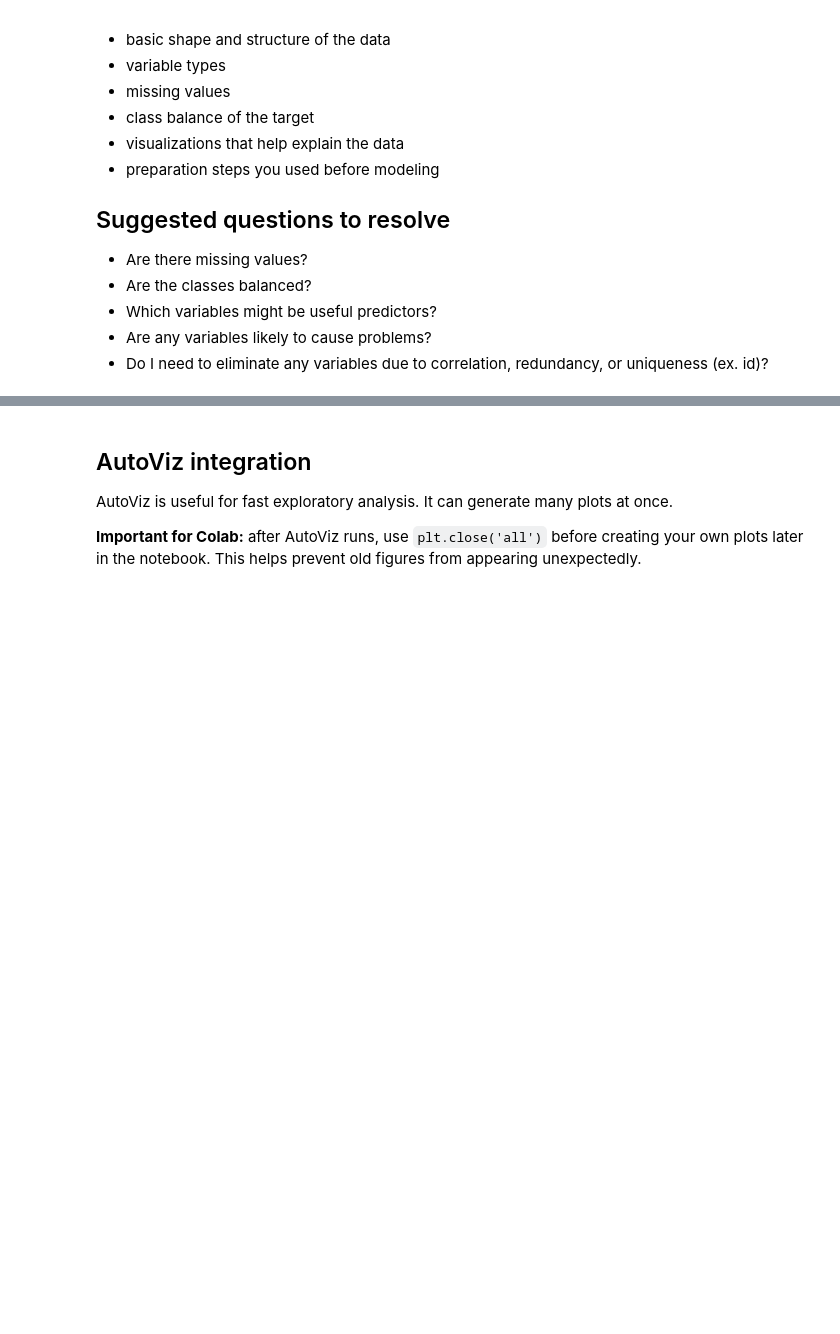
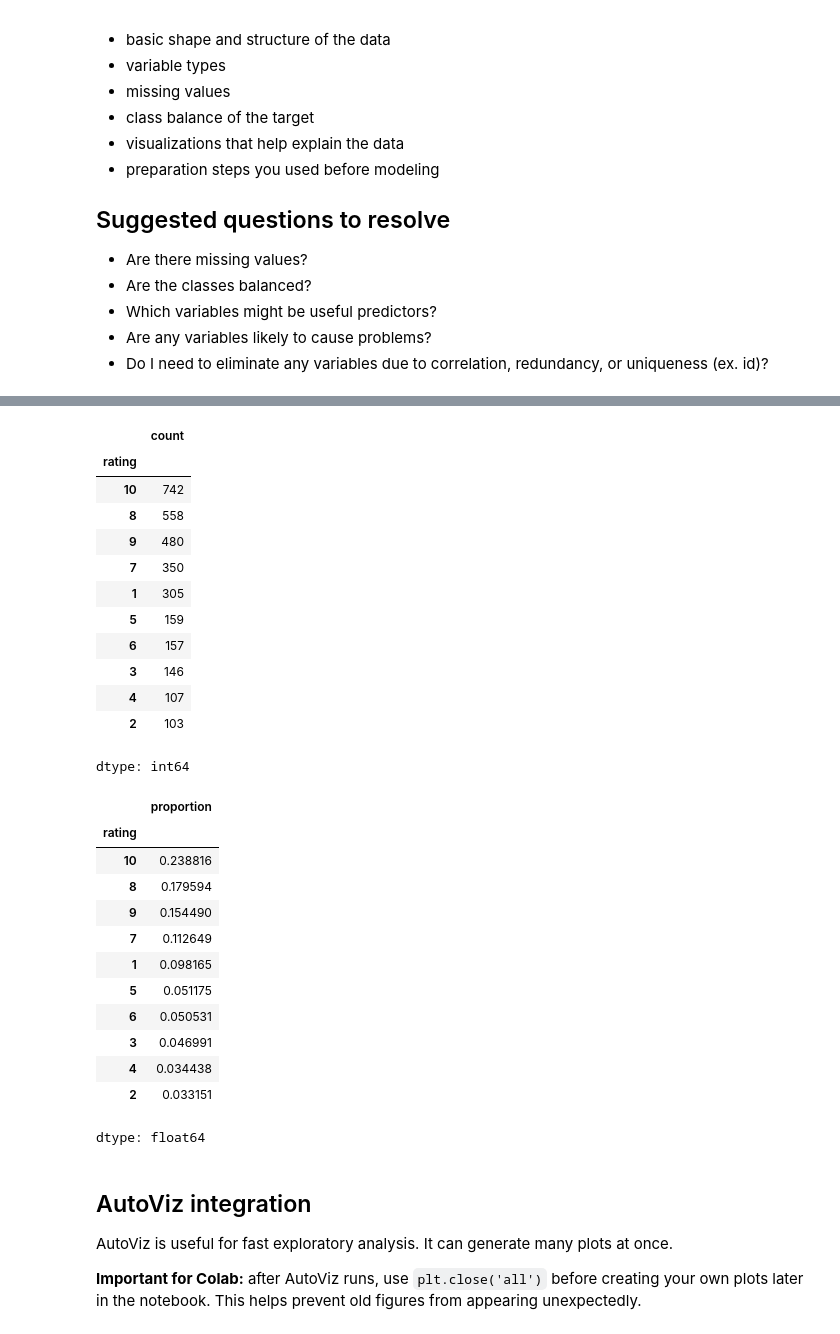
Before and after one commit to xoolmana/AI-ML-PROJECT, a Jupyter notebook: AI_ML_Project.ipynb, the cells around one changed output, grey strips where cells are left out. Cells and saved outputs as stored; diff of their text form; code cells hidden in the pictures; blank space fills up the shorter version.

```diff
--- a/AI_ML_Project.ipynb
+++ b/AI_ML_Project.ipynb
@@ -160,10 +204,37 @@ display(missing_summary)
 # %%
 # TODO: Replace with your actual target column name
-target = "REPLACE_ME"
+target = "rating"
 
 # Class balance
 display(df[target].value_counts(dropna=False))
 display(df[target].value_counts(normalize=True, dropna=False))
+# %% [output]
+|  | count |
+| rating |  |
+| 10 | 742 |
+| 8 | 558 |
+| 9 | 480 |
+| 7 | 350 |
+| 1 | 305 |
+| 5 | 159 |
+| 6 | 157 |
+| 3 | 146 |
+| 4 | 107 |
+| 2 | 103 |
+dtype: int64
+|  | proportion |
+| rating |  |
+| 10 | 0.238816 |
+| 8 | 0.179594 |
+| 9 | 0.154490 |
+| 7 | 0.112649 |
+| 1 | 0.098165 |
+| 5 | 0.051175 |
+| 6 | 0.050531 |
+| 3 | 0.046991 |
+| 4 | 0.034438 |
+| 2 | 0.033151 |
+dtype: float64
 # %% [markdown]
 ## AutoViz integration
 
```
Also changed, not shown: parts of 11 cells of this notebook.
